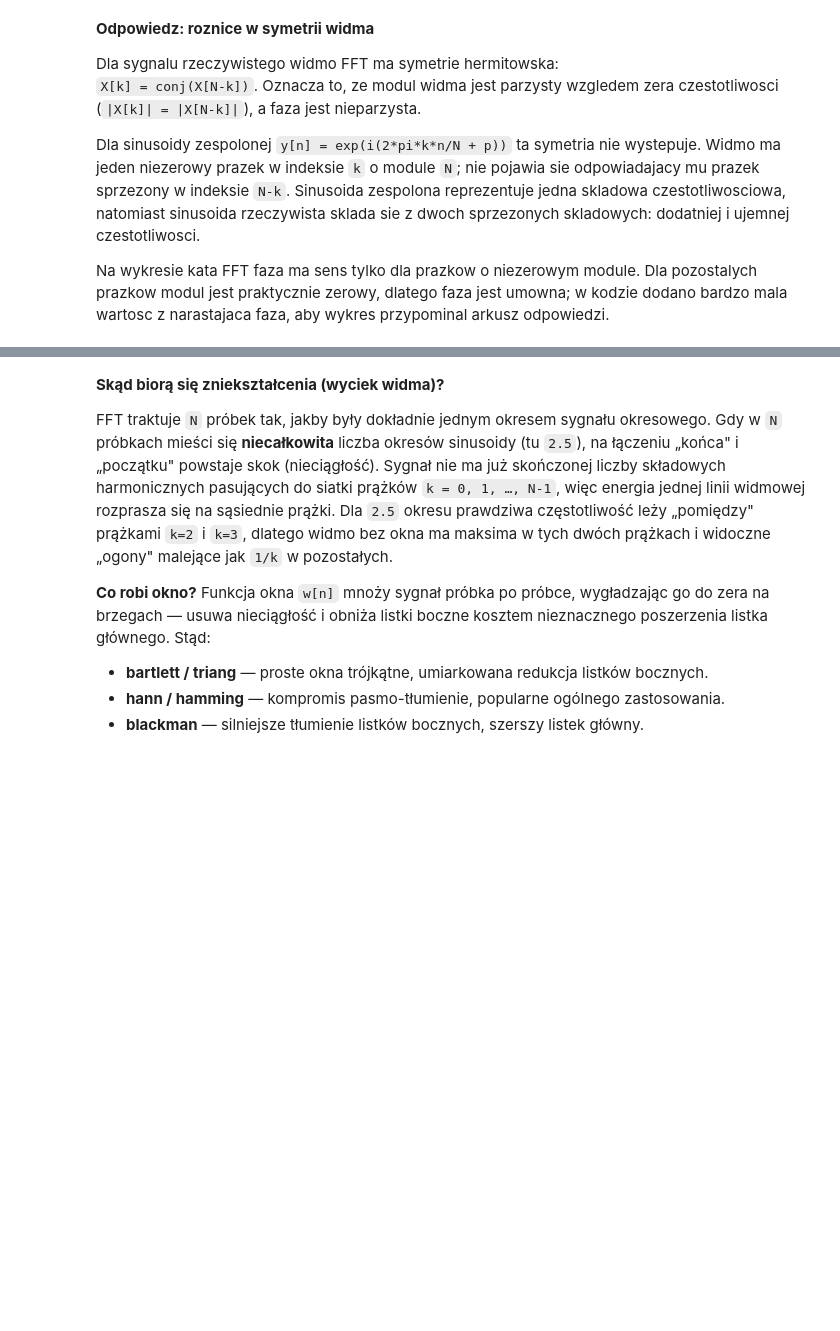
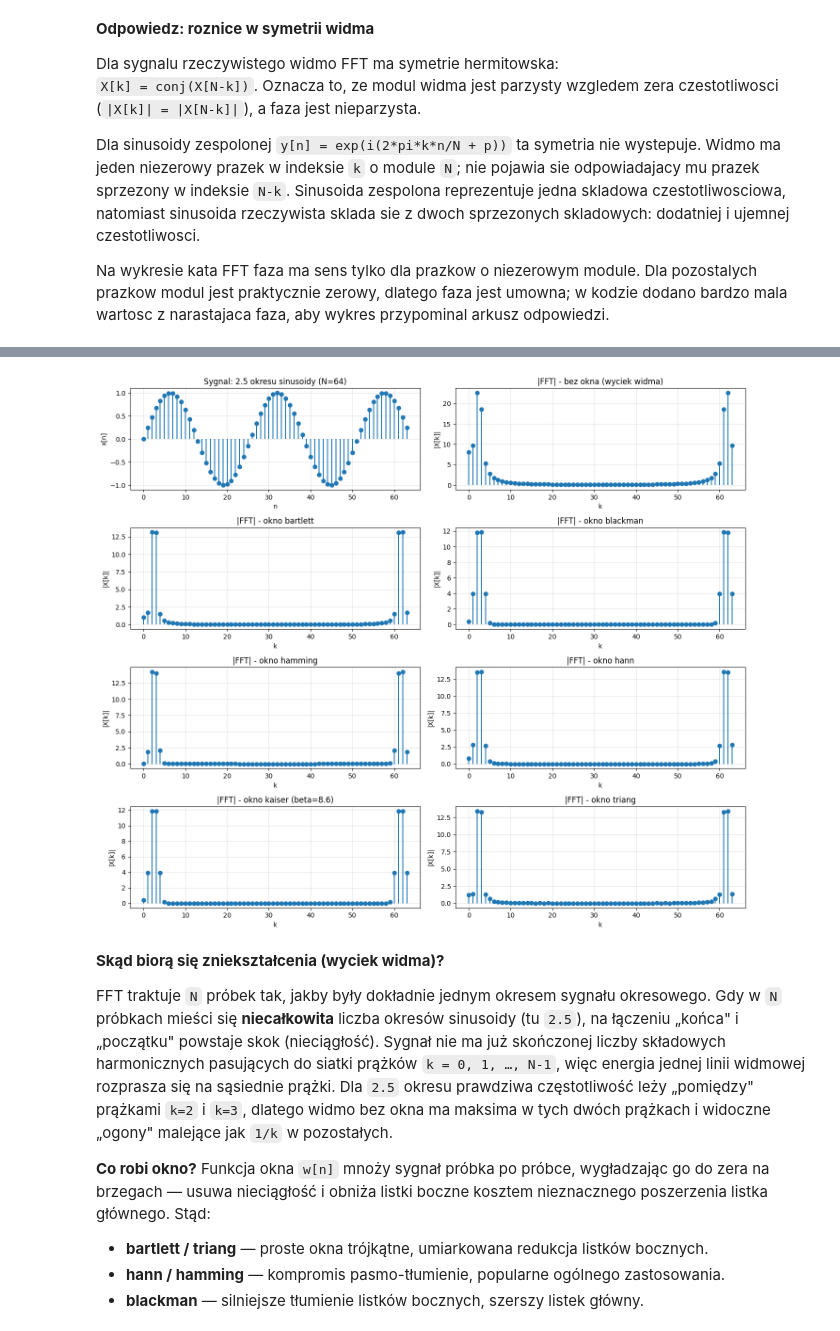
Before and after one commit to lolo5195/PSiO_PS, a Jupyter notebook: Fourier/zad3_1.ipynb, the cells around one changed output, grey strips where cells are left out. Saved outputs shown, nothing was run; the diff lists cells and outputs as text; code cells hidden in the pictures; blank space fills up the shorter version.

```diff
--- a/Fourier/zad3_1.ipynb
+++ b/Fourier/zad3_1.ipynb
@@ -275,65 +270,65 @@ Niezerowy prazek przy k=3, |Y[k]|=64.000 (oczekiwane N=64), arg(Y[k])=-0.000 rad
 # %%
-# 2.5 okresu sinusoidy w N probkach -> niecalkowita liczba okresow
-# powoduje wyciek widma (spectral leakage) w FFT.
-# Porownanie: bez okna vs. okna bartlett / blackman / hamming / hann / kaiser / triang.
+# 2.5 okresu sinusoidy w N probkach oznacza niecalkowita liczbe okresow.
+# Taka sytuacja powoduje wyciek widma, czyli rozlanie energii na wiele prazkow FFT.
+# Porownamy wynik bez okna oraz z kilkoma popularnymi oknami.
 from scipy.signal import get_window
 
-N = 64
-k = 2.5
+# Podstawowe parametry sygnalu
+N = 64          # liczba probek
+k = 2.5         # liczba okresow sinusoidy w N probkach
+
+# Os probek i os prazkow FFT
 n = np.arange(N)
 k_axis = np.arange(N)
 
+# Tworzymy sygnal sinusoidalny i liczymy FFT bez okna
 x = np.sin(2 * np.pi * k * n / N)
 X = np.fft.fft(x)
 
-# get_window przyjmuje string lub tuple (dla okien parametryzowanych jak kaiser).
-window_specs = [
-    ('bartlett', 'bartlett'),
-    ('blackman', 'blackman'),
-    ('hamming',  'hamming'),
-    ('hann',     'hann'),
-    ('kaiser',   ('kaiser', 8.6)),
-    ('triang',   'triang'),
+# Lista okien do porownania.
+# Druga wartosc to nazwa lub ustawienia przekazywane do get_window().
+windows = [
+    ("bartlett", "bartlett"),
+    ("blackman", "blackman"),
+    ("hamming", "hamming"),
+    ("hann", "hann"),
+    ("kaiser (beta=8.6)", ("kaiser", 8.6)),
+    ("triang", "triang"),
 ]
 
 fig, ax = plt.subplots(4, 2, figsize=(14, 12))
+axes = ax.ravel()  # Zamieniamy tablice 4x2 na prosta liste 8 wykresow.
 
-ax[0, 0].stem(n, x, basefmt=' ')
-ax[0, 0].set_title(f"Sygnal: {k} okresu sinusoidy (N={N})")
-ax[0, 0].set_xlabel("n"); ax[0, 0].set_ylabel("x[n]")
-ax[0, 0].grid(True, alpha=0.35)
+# Pierwszy wykres: sam sygnal w dziedzinie czasu
+axes[0].stem(n, x, basefmt=' ')
+axes[0].set_title(f"Sygnal: {k} okresu sinusoidy (N={N})")
+axes[0].set_xlabel("n")
+axes[0].set_ylabel("x[n]")
+axes[0].grid(True, alpha=0.35)
 
-ax[0, 1].stem(k_axis, np.abs(X), basefmt=' ')
-ax[0, 1].set_title("|FFT| - bez okna (wyciek widma)")
-ax[0, 1].set_xlabel("k"); ax[0, 1].set_ylabel("|X[k]|")
-ax[0, 1].grid(True, alpha=0.35)
+# Drugi wykres: FFT bez uzycia okna
+axes[1].stem(k_axis, np.abs(X), basefmt=' ')
+axes[1].set_title("|FFT| - bez okna (wyciek widma)")
+axes[1].set_xlabel("k")
+axes[1].set_ylabel("|X[k]|")
+axes[1].grid(True, alpha=0.35)
 
-positions = [(1, 0), (1, 1), (2, 0), (2, 1), (3, 0), (3, 1)]
-for (name, spec), (r, c) in zip(window_specs, positions):
-    w_n = get_window(spec, N)
-    Xw = np.fft.fft(x * w_n)
-    ax[r, c].stem(k_axis, np.abs(Xw), basefmt=' ')
-    label = name if name != 'kaiser' else 'kaiser (beta=8.6)'
-    ax[r, c].set_title(f"|FFT| - okno {label}")
-    ax[r, c].set_xlabel("k"); ax[r, c].set_ylabel("|X[k]|")
-    ax[r, c].grid(True, alpha=0.35)
+# Kolejne wykresy: FFT po przemnozeniu sygnalu przez wybrane okno
+for plot_number, (name, window_settings) in enumerate(windows, start=2):
+    window = get_window(window_settings, N)
+    windowed_signal = x * window
+    windowed_fft = np.fft.fft(windowed_signal)
+
+    axes[plot_number].stem(k_axis, np.abs(windowed_fft), basefmt=' ')
+    axes[plot_number].set_title(f"|FFT| - okno {name}")
+    axes[plot_number].set_xlabel("k")
+    axes[plot_number].set_ylabel("|X[k]|")
+    axes[plot_number].grid(True, alpha=0.35)
 
 plt.tight_layout()
 plt.show()
-
-# Krotka miara wycieku: stosunek energii w 2 prazkach najblizszych k=2.5
-# (czyli k=2 i k=3) do energii calego widma.
-def leakage_ratio(spectrum, main_bins=(2, 3)):
-    energy_total = np.sum(np.abs(spectrum) ** 2)
-    energy_main = np.sum(np.abs(spectrum[list(main_bins)]) ** 2)
-    return energy_main / energy_total
-
-print(f"Koncentracja energii w prazkach {{2,3}} (im blizej 0.5 tym wiekszy wyciek do innych prazkow):")
-print(f"  bez okna: {leakage_ratio(X):.4f}")
-for name, spec in window_specs:
-    Xw = np.fft.fft(x * get_window(spec, N))
-    label = name if name != 'kaiser' else 'kaiser (beta=8.6)'
-    print(f"  {label:>20}: {leakage_ratio(Xw):.4f}")
+# %% [output]
+[figure, added]
 # %% [markdown]
 **Skąd biorą się zniekształcenia (wyciek widma)?**
 
```
Also changed, not shown: parts of 5 cells of this notebook, 6 other files.
